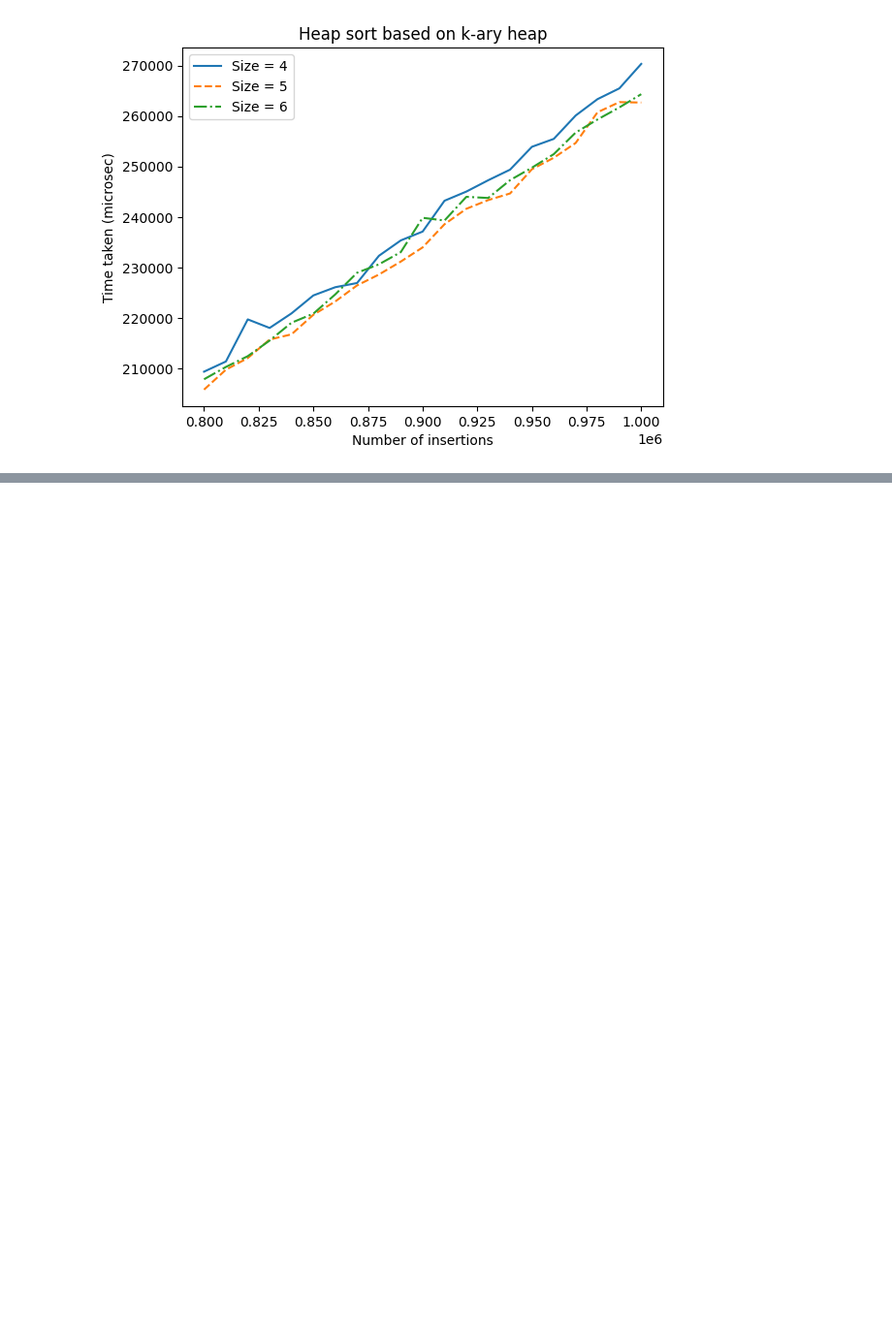
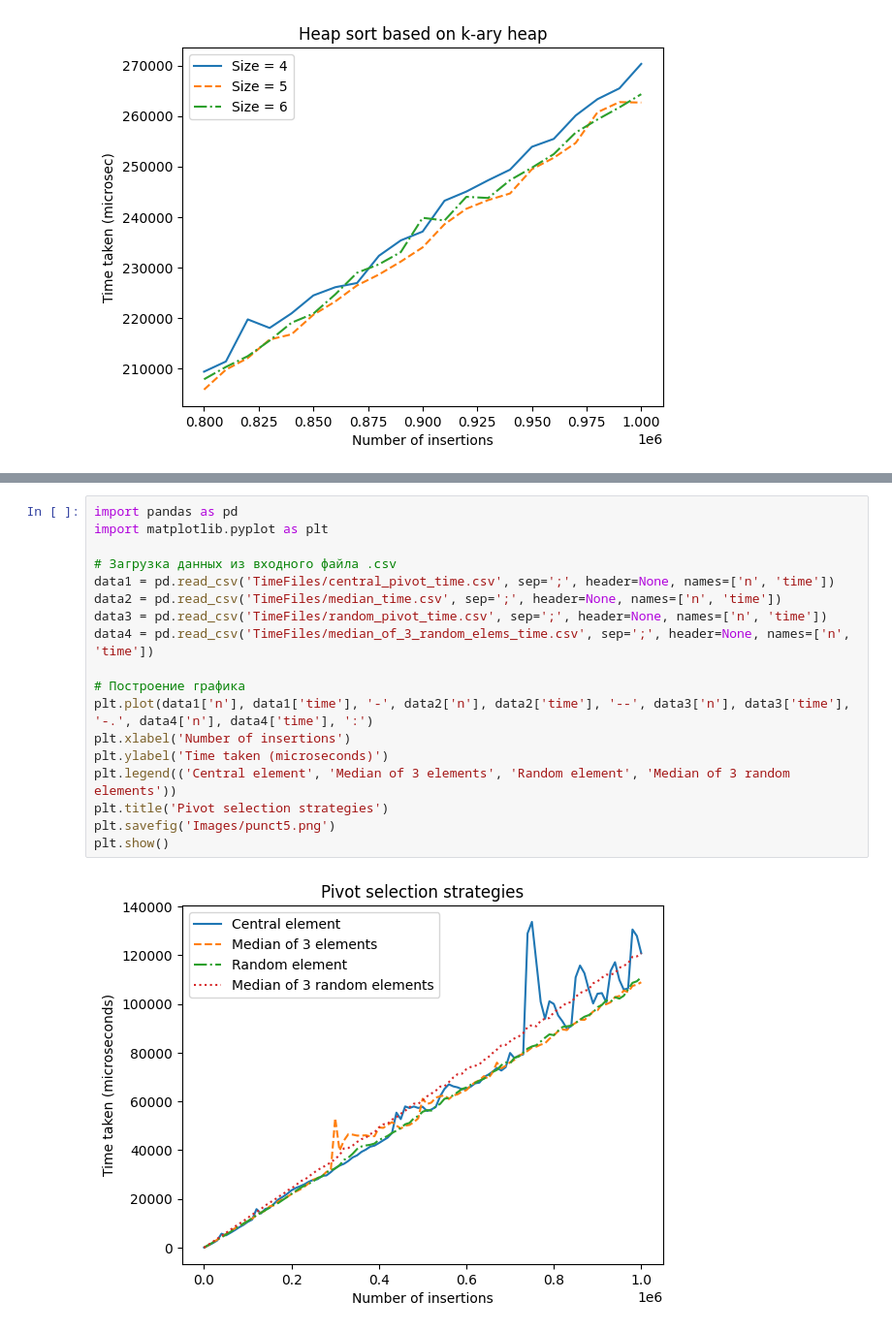
Before and after one commit to Ch1n-ch1nless/MiptLabs, a Jupyter notebook: Laba3/NotebookForGraphics.ipynb, the cells around one changed output, grey strips where cells are left out. Shown: that part at 97% size. Saved outputs shown, nothing was run; the diff lists cells and outputs as text; blank space fills up the shorter version.

Commit message:
Add Punct5

```diff
--- a/Laba3/NotebookForGraphics.ipynb
+++ b/Laba3/NotebookForGraphics.ipynb
@@ -137,0 +138,20 @@ plt.show()
+# %%
+import pandas as pd
+import matplotlib.pyplot as plt
+
+# Загрузка данных из входного файла .csv
+data1 = pd.read_csv('TimeFiles/central_pivot_time.csv', sep=';', header=None, names=['n', 'time'])
+data2 = pd.read_csv('TimeFiles/median_time.csv', sep=';', header=None, names=['n', 'time'])
+data3 = pd.read_csv('TimeFiles/random_pivot_time.csv', sep=';', header=None, names=['n', 'time'])
+data4 = pd.read_csv('TimeFiles/median_of_3_random_elems_time.csv', sep=';', header=None, names=['n', 'time'])
+
+# Построение графика
+plt.plot(data1['n'], data1['time'], '-', data2['n'], data2['time'], '--', data3['n'], data3['time'], '-.', data4['n'], data4['time'], ':')
+plt.xlabel('Number of insertions')
+plt.ylabel('Time taken (microseconds)')
+plt.legend(('Central element', 'Median of 3 elements', 'Random element', 'Median of 3 random elements'))
+plt.title('Pivot selection strategies')
+plt.savefig('Images/punct5.png')
+plt.show()
+# %% [output]
+[figure, added]
```
Also changed, not shown: parts of 3 cells of this notebook, 22 other files.
